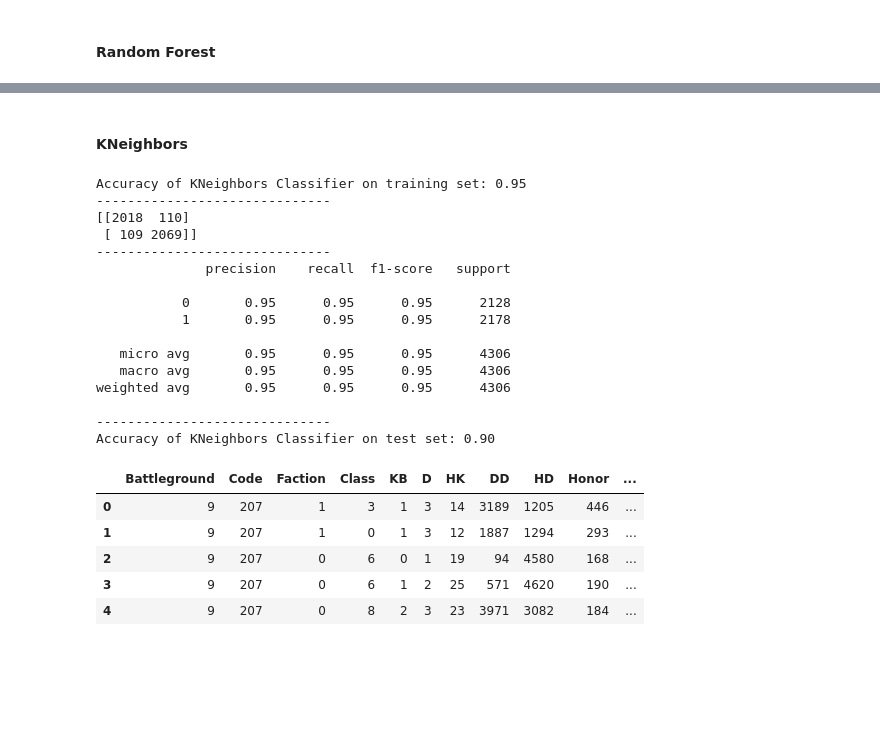
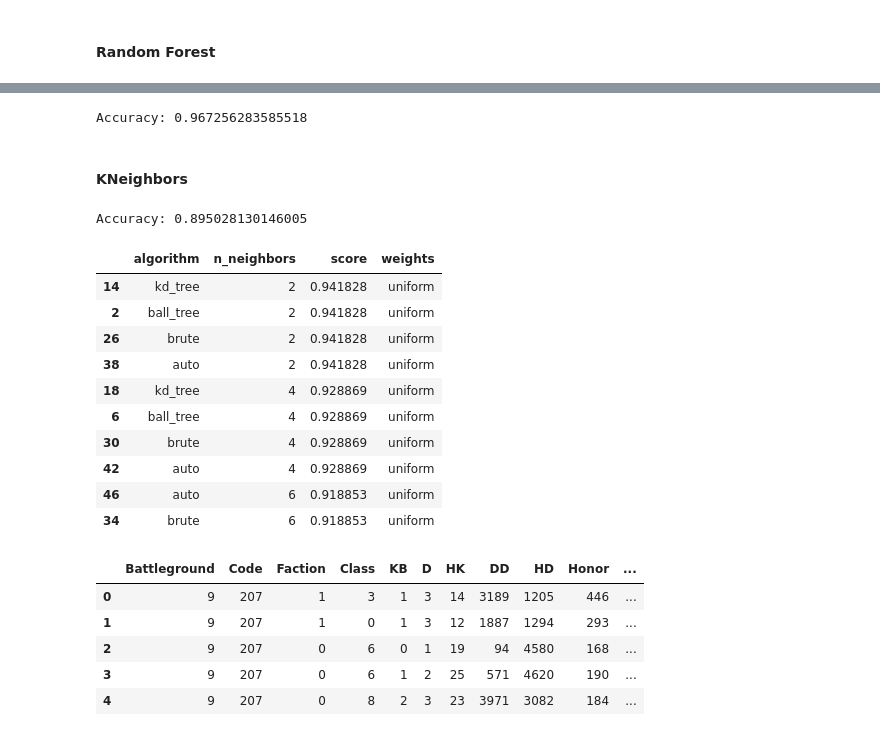
Before and after one commit to StevenGaris/world_of_warcraft_battleground, a Jupyter notebook: analysis_wow_bg.ipynb, the cells around one changed output, grey strips where cells are left out. Saved outputs shown, nothing was run; the diff lists cells and outputs as text; code cells hidden in the pictures; blank space fills up the shorter version.

```diff
--- a/analysis_wow_bg.ipynb
+++ b/analysis_wow_bg.ipynb
@@ -715,37 +638,45 @@ Accuracy of Random Forest Classifier on test set: 0.96
+# %%
+forest = RandomForestClassifier()
+print('Accuracy:', cross_val_score(forest, X_train, y_train, cv=3, scoring='accuracy').mean())
+# %% [output]
+Accuracy: 0.967256283585518
 # %% [markdown]
 #### KNeighbors
-# %%
-knn = KNeighborsClassifier().fit(X_train, y_train)
-y_pred = knn.predict(X_train)
-
-print('Accuracy of KNeighbors Classifier on training set: {:.2f}'
-     .format(knn.score(X_train, y_train)))
-print('---'*10)
-print(confusion_matrix(y_train, y_pred))
-print('---'*10)
-print(classification_report(y_train, y_pred))
-
-print('---'*10)
-
-print('Accuracy of KNeighbors Classifier on test set: {:.2f}'
-     .format(knn.score(X_test, y_test)))
-# %% [output]
-Accuracy of KNeighbors Classifier on training set: 0.95
-------------------------------
-[[2018  110]
- [ 109 2069]]
-------------------------------
-              precision    recall  f1-score   support
-
-           0       0.95      0.95      0.95      2128
-           1       0.95      0.95      0.95      2178
-
-   micro avg       0.95      0.95      0.95      4306
-   macro avg       0.95      0.95      0.95      4306
-weighted avg       0.95      0.95      0.95      4306
-
-------------------------------
-Accuracy of KNeighbors Classifier on test set: 0.90
+# %%
+knn = KNeighborsClassifier()
+print('Accuracy:', cross_val_score(knn, X_train, y_train, cv=3, scoring='accuracy').mean())
+# %% [output]
+Accuracy: 0.895028130146005
+# %%
+hyperparameters = {
+    'n_neighbors': [1,2,3,4,5,6],
+    'algorithm': ['ball_tree','kd_tree','brute','auto'],
+    'weights': ['uniform','distance']
+}
+
+grid = GridSearchCV(KNeighborsClassifier(), param_grid=hyperparameters, cv=3, scoring='precision')
+grid.fit(X_train, y_train)
+
+results = grid.cv_results_
+scores = results['mean_test_score']
+params = results['params']
+
+for s, p in zip(scores, params):
+    p['score'] = s
+
+pd.DataFrame(params).sort_values(by='score', ascending=False).head(10)
+# %% [output]
+|  | algorithm | n_neighbors | score | weights |
+| 14 | kd_tree | 2 | 0.941828 | uniform |
+| 2 | ball_tree | 2 | 0.941828 | uniform |
+| 26 | brute | 2 | 0.941828 | uniform |
+| 38 | auto | 2 | 0.941828 | uniform |
+| 18 | kd_tree | 4 | 0.928869 | uniform |
+| 6 | ball_tree | 4 | 0.928869 | uniform |
+| 30 | brute | 4 | 0.928869 | uniform |
+| 42 | auto | 4 | 0.928869 | uniform |
+| 46 | auto | 6 | 0.918853 | uniform |
+| 34 | brute | 6 | 0.918853 | uniform |
 # %%
 df.head()
 # %% [output]
```
Also changed, not shown: parts of 10 cells of this notebook.
